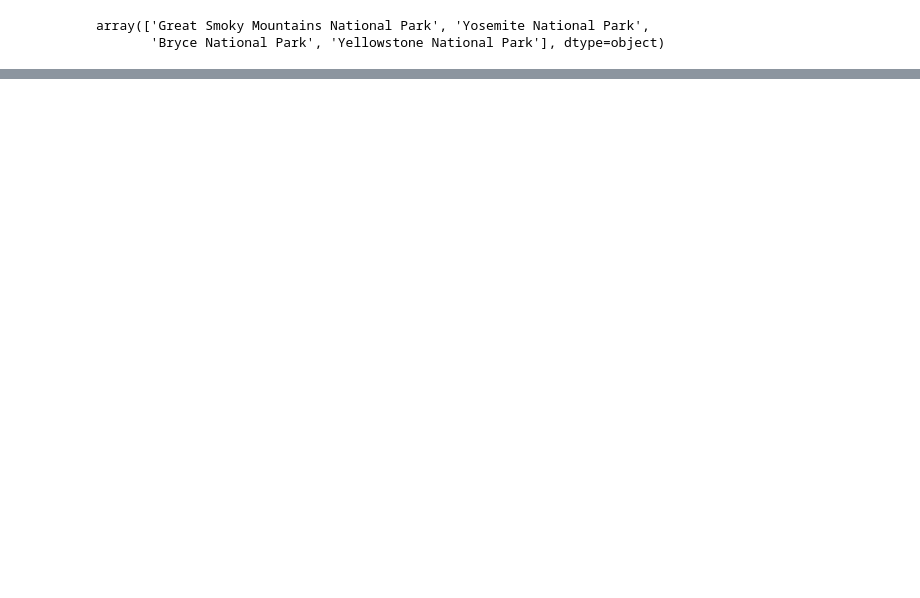
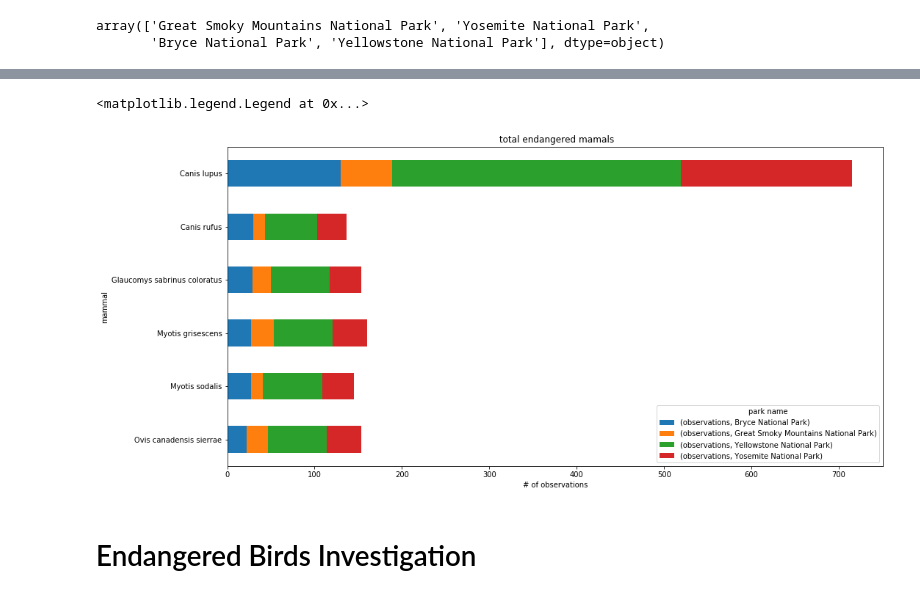
Before and after one commit to sauyeung92/Biodiversity_Capstone, a Jupyter notebook: biodiversity.ipynb, the cells around one changed output, grey strips where cells are left out. Drawn from its saved outputs; the diff is of its cells as text; code cells hidden in the pictures; blank space fills up the shorter version.

```diff
--- a/biodiversity.ipynb
+++ b/biodiversity.ipynb
@@ -116,0 +248,4 @@ array(['Great Smoky Mountains National Park', 'Yosemite National Park',
+# %%
+endangered_mam_df = comb_df[(comb_df.category == 'Mammal') & (comb_df.conservation_status == 'Endangered')]
+endangered_mam_lst = np.array(endangered_mam_df.scientific_name.unique())
+endangered_mam_lst
@@ -116,0 +256,2 @@ array(['Great Smoky Mountains National Park', 'Yosemite National Park',
+# %%
+endangered_mam_df = endangered_mam_df.drop(['category'], axis = 1).reset_index()
@@ -116,0 +267,5 @@ array(['Great Smoky Mountains National Park', 'Yosemite National Park',
+# %%
+pivot_mam_df = pd.pivot_table(endangered_mam_df, index = ['scientific_name'],\
+                              columns = ['park_name'],\
+                              values = ['observations'],\
+                             aggfunc = np.sum)
@@ -116,0 +284,13 @@ array(['Great Smoky Mountains National Park', 'Yosemite National Park',
+# %%
+ax = pivot_mam_df.plot.barh(stacked = True, \
+                            figsize = [16,8], \
+                           title = ' total endangered mamals')
+
+ax.invert_yaxis() #plots bar graphs in descending order
+ax.set(xlabel ='# of observations', ylabel = 'mammal' )
+ax.legend(title = 'park name')
+# %% [output]
+<matplotlib.legend.Legend at 0x...>
+[figure, added]
+# %% [markdown]
+# Endangered Birds Investigation
```
Also changed, not shown: parts of 36 cells of this notebook.
